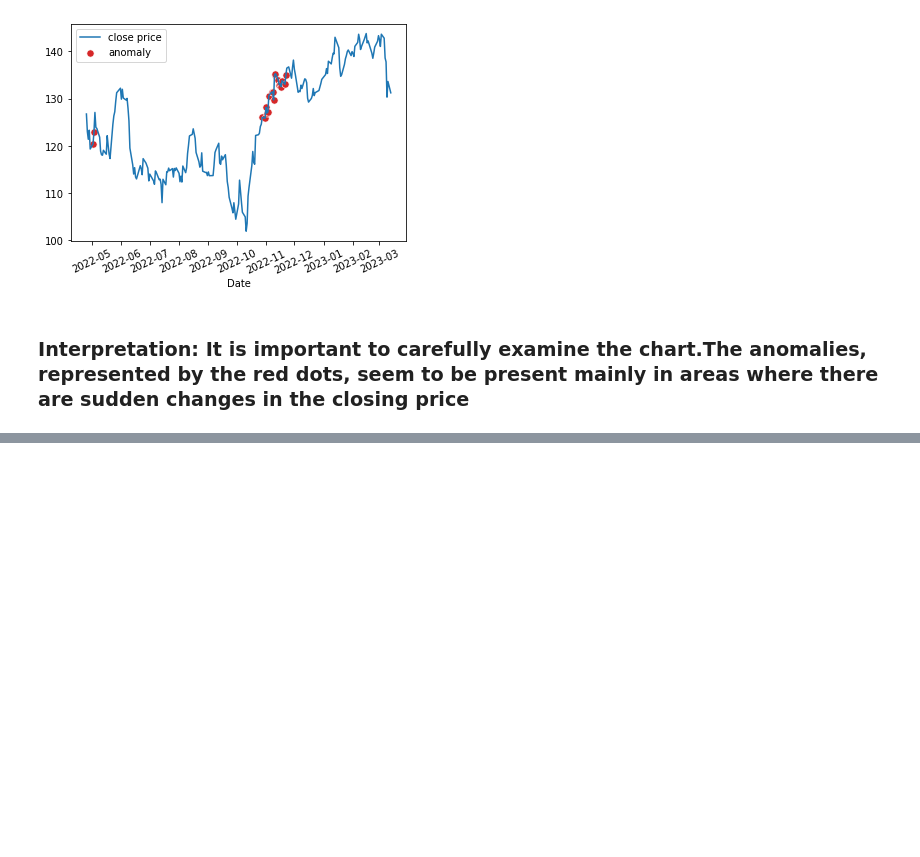
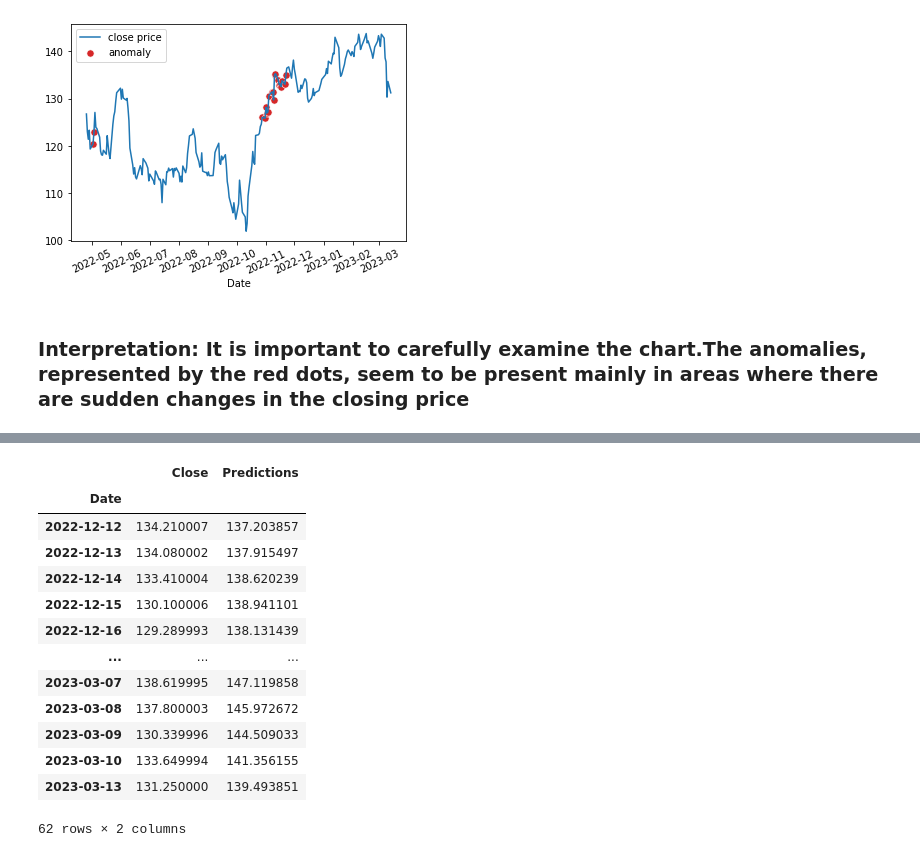
Before and after one commit to Ewins518/AnomalieDetection, a Jupyter notebook: anomalieDetection.ipynb, the cells around one changed output, grey strips where cells are left out. Saved outputs shown, nothing was run; the diff lists cells and outputs as text; code cells hidden in the pictures; blank space fills up the shorter version.

```diff
--- a/anomalieDetection.ipynb
+++ b/anomalieDetection.ipynb
@@ -247,0 +327,17 @@ plt.legend();
+# %%
+valid
+# %% [output]
+|  | Close | Predictions |
+| Date |  |  |
+| 2022-12-12 | 134.210007 | 137.203857 |
+| 2022-12-13 | 134.080002 | 137.915497 |
+| 2022-12-14 | 133.410004 | 138.620239 |
+| 2022-12-15 | 130.100006 | 138.941101 |
+| 2022-12-16 | 129.289993 | 138.131439 |
+| ... | ... | ... |
+| 2023-03-07 | 138.619995 | 147.119858 |
+| 2023-03-08 | 137.800003 | 145.972672 |
+| 2023-03-09 | 130.339996 | 144.509033 |
+| 2023-03-10 | 133.649994 | 141.356155 |
+| 2023-03-13 | 131.250000 | 139.493851 |
+62 rows × 2 columns
```
Also changed, not shown: parts of 15 cells of this notebook.
